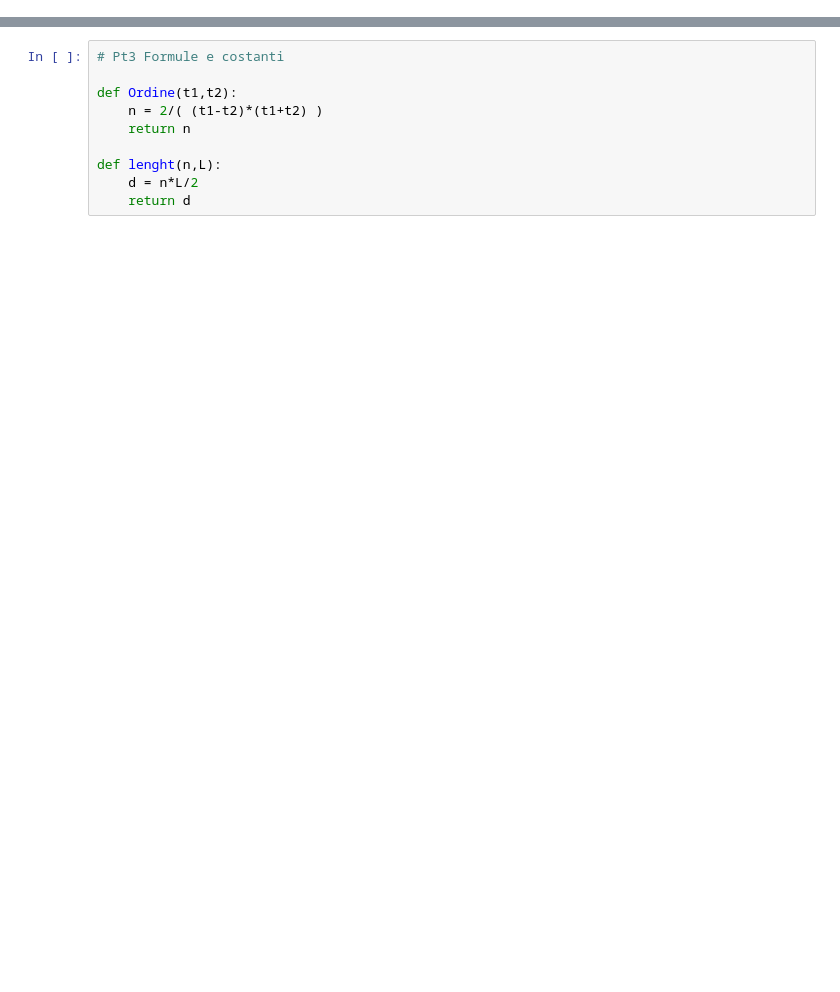
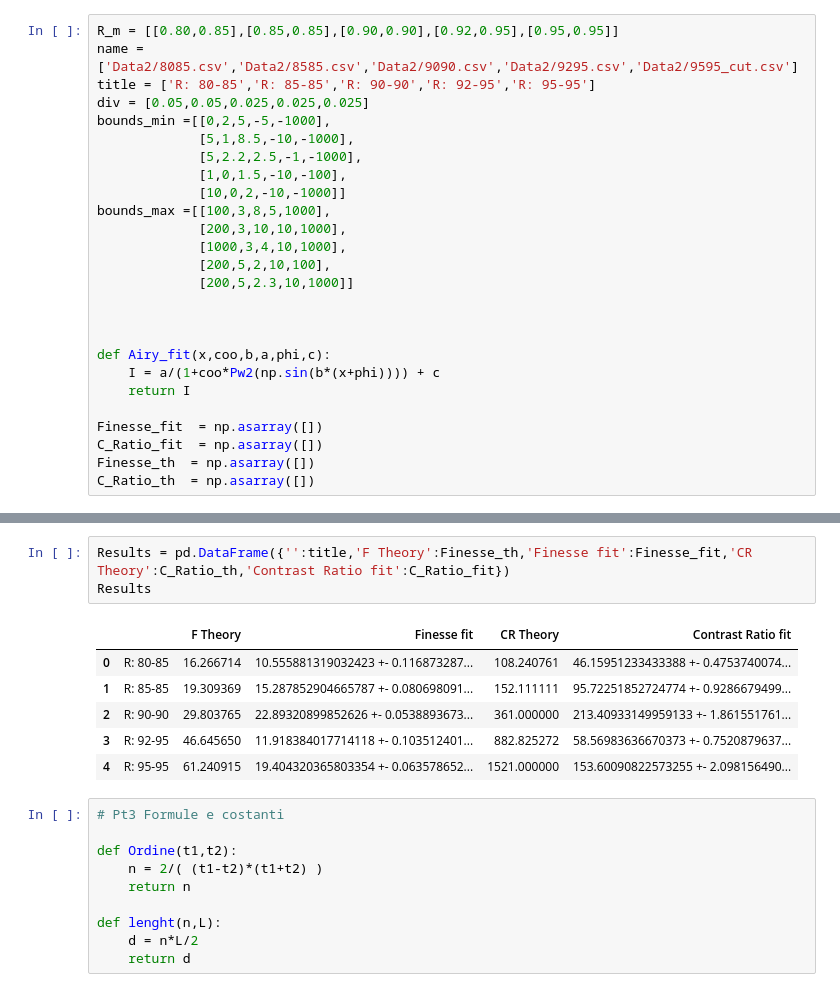
Before and after one commit to Kevin222-hub/Lab_reports, a Jupyter notebook: Ottica_2/Main.ipynb, the cells around one changed output, grey strips where cells are left out. Cells and saved outputs as stored; diff of their text form; blank space fills up the shorter version.

```diff
--- a/Ottica_2/Main.ipynb
+++ b/Ottica_2/Main.ipynb
@@ -153,0 +49,26 @@ NameError: name 'Vmax' is not defined
+# %%
+R_m = [[0.80,0.85],[0.85,0.85],[0.90,0.90],[0.92,0.95],[0.95,0.95]]
+name = ['Data2/8085.csv','Data2/8585.csv','Data2/9090.csv','Data2/9295.csv','Data2/9595_cut.csv']
+title = ['R: 80-85','R: 85-85','R: 90-90','R: 92-95','R: 95-95']
+div = [0.05,0.05,0.025,0.025,0.025]
+bounds_min =[[0,2,5,-5,-1000],
+             [5,1,8.5,-10,-1000],
+             [5,2.2,2.5,-1,-1000],
+             [1,0,1.5,-10,-100],
+             [10,0,2,-10,-1000]]
+bounds_max =[[100,3,8,5,1000],
+             [200,3,10,10,1000],
+             [1000,3,4,10,1000],
+             [200,5,2,10,100],
+             [200,5,2.3,10,1000]]
+
+
+
+def Airy_fit(x,coo,b,a,phi,c):
+    I = a/(1+coo*Pw2(np.sin(b*(x+phi)))) + c
+    return I
+
+Finesse_fit  = np.asarray([])
+C_Ratio_fit  = np.asarray([])
+Finesse_th  = np.asarray([])
+C_Ratio_th  = np.asarray([])
@@ -154,3 +151,13 @@ NameError: name 'Vmax' is not defined
+# %%
+Results = pd.DataFrame({'':title,'F Theory':Finesse_th,'Finesse fit':Finesse_fit,'CR Theory':C_Ratio_th,'Contrast Ratio fit':C_Ratio_fit})
+Results
+# %% [output]
+|  |  | F Theory | Finesse fit | CR Theory | Contrast Ratio fit |
+| 0 | R: 80-85 | 16.266714 | 10.555881319032423 +- 0.116873287... | 108.240761 | 46.15951233433388 +- 0.4753740074... |
+| 1 | R: 85-85 | 19.309369 | 15.287852904665787 +- 0.080698091... | 152.111111 | 95.72251852724774 +- 0.9286679499... |
+| 2 | R: 90-90 | 29.803765 | 22.89320899852626 +- 0.0538893673... | 361.000000 | 213.40933149959133 +- 1.861551761... |
+| 3 | R: 92-95 | 46.645650 | 11.918384017714118 +- 0.103512401... | 882.825272 | 58.56983636670373 +- 0.7520879637... |
+| 4 | R: 95-95 | 61.240915 | 19.404320365803354 +- 0.063578652... | 1521.000000 | 153.60090822573255 +- 2.098156490... |
 # %%
 # Pt3 Formule e costanti
 
```
Also changed, not shown: parts of 8 cells of this notebook.
